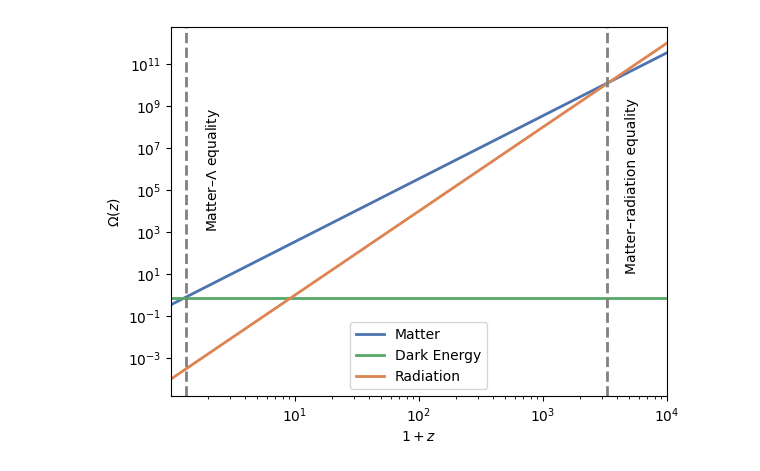
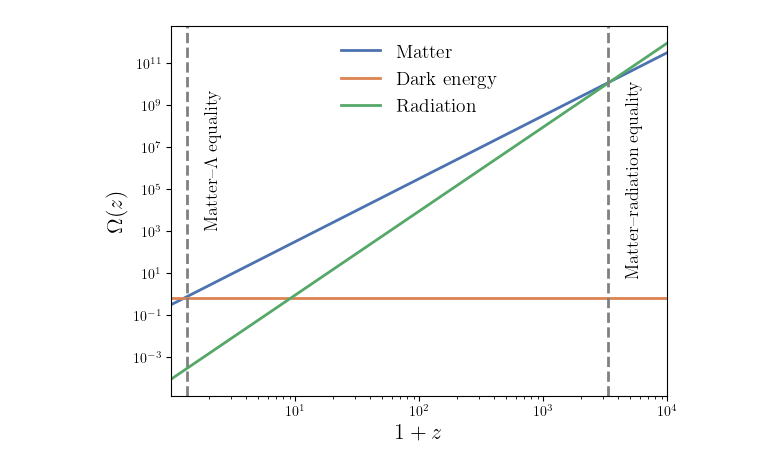
Before and after one commit to jipdebuck/CosmoLab, a Jupyter notebook: thesis.ipynb, the cells around one changed output. Cells and saved outputs as stored; diff of their text form; code cells hidden in the pictures.

```diff
--- a/thesis.ipynb
+++ b/thesis.ipynb
@@ -55,0 +1,7 @@ sigma 8 values at the two redshifts: [0.53304914 0.802608  ]
+# %%
+import matplotlib as mpl
+
+mpl.rcParams['font.family'] = "serif"
+mpl.rcParams['font.serif'] = "Times New Roman"
+mpl.rcParams['text.usetex'] = True
+mpl.rcParams['legend.frameon'] = False
@@ -56,31 +85,36 @@ sigma 8 values at the two redshifts: [0.53304914 0.802608  ]
 # %%
 # Figure 2
 
 import numpy as np
 import matplotlib.pyplot as plt
+import matplotlib as mpl
+
+mpl.rcParams['font.family'] = "serif"
+mpl.rcParams['font.serif'] = "Times New Roman"
+mpl.rcParams['text.usetex'] = True
 
 zs = np.logspace(-4, 4, 1000)
 omega_m = 0.321
 omega_lambda = 0.679
 omega_r = 9.2e-5
 
 omega_ms = omega_m * (1 + zs)**3
 omega_ls = omega_lambda * np.ones_like(zs)
 omega_rs = omega_r * (1 + zs)**4
 
-plt.plot(1+zs, omega_ms, label='Matter', color='#4C72B0', lw=2)
-plt.plot(1+zs, omega_ls, label='Dark Energy', color='#55A868', lw=2)
-plt.plot(1+zs, omega_rs, label='Radiation', color='#DD8452', lw=2)
+plt.plot(1+zs, omega_ms, label='Matter', color=colors[0], lw=2)
+plt.plot(1+zs, omega_ls, label='Dark energy', color=colors[1], lw=2)
+plt.plot(1+zs, omega_rs, label='Radiation', color=colors[2], lw=2)
 plt.axvline(x=3300+1, color='gray', ls='--', lw=2)
 plt.axvline(x=0.33+1, color='gray', ls='--', lw=2)
-plt.text(3301 * 1.4,  1e1, 'Matter–radiation equality', rotation=90, va='bottom', ha='left')
-plt.text(1.33 * 1.4,  1e3, 'Matter–$\Lambda$ equality', rotation=90, va='bottom', ha='left')
+plt.text(3301 * 1.4,  0.5e1, 'Matter–radiation equality', rotation=90, va='bottom', ha='left', fontsize=13)
+plt.text(1.33 * 1.4,  1e3, 'Matter–$\Lambda$ equality', rotation=90, va='bottom', ha='left', fontsize=13)
 plt.xscale('log')
 plt.yscale('log')
-plt.xlabel('$1+z$')
-plt.ylabel('$\Omega (z)$')
+plt.xlabel('$1+z$', fontsize=16)
+plt.ylabel('$\Omega (z)$', fontsize=16)
 plt.xlim(1+10**(-4), 10**(4))
-plt.legend()
-plt.savefig('Expansion_history.pdf', bbox_inches='tight')
+plt.legend(loc='upper center', fontsize=14, frameon=False)
+plt.savefig('/home/jipdebuck/thesis_plots/Expansion_history.pdf', bbox_inches='tight')
 # %% [output]
-[figure, old version]
+[figure, new version]
```
Also changed, not shown: parts of 36 cells of this notebook, 1 other file.
